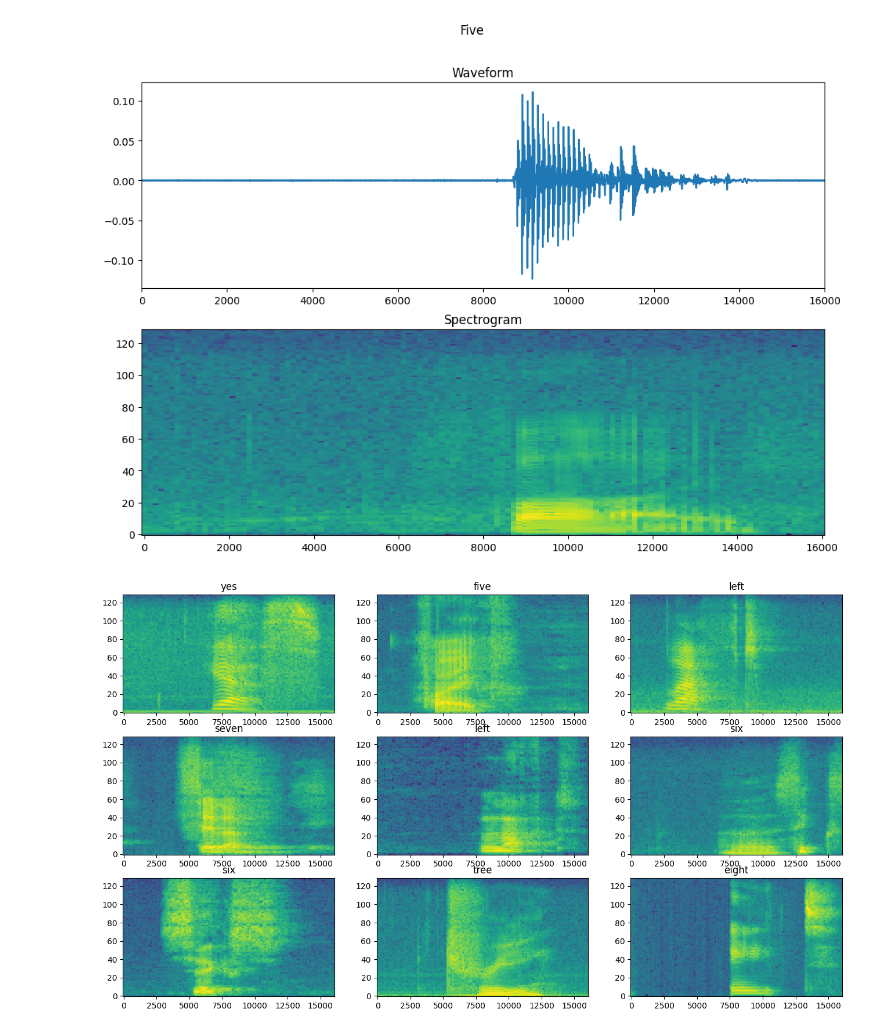
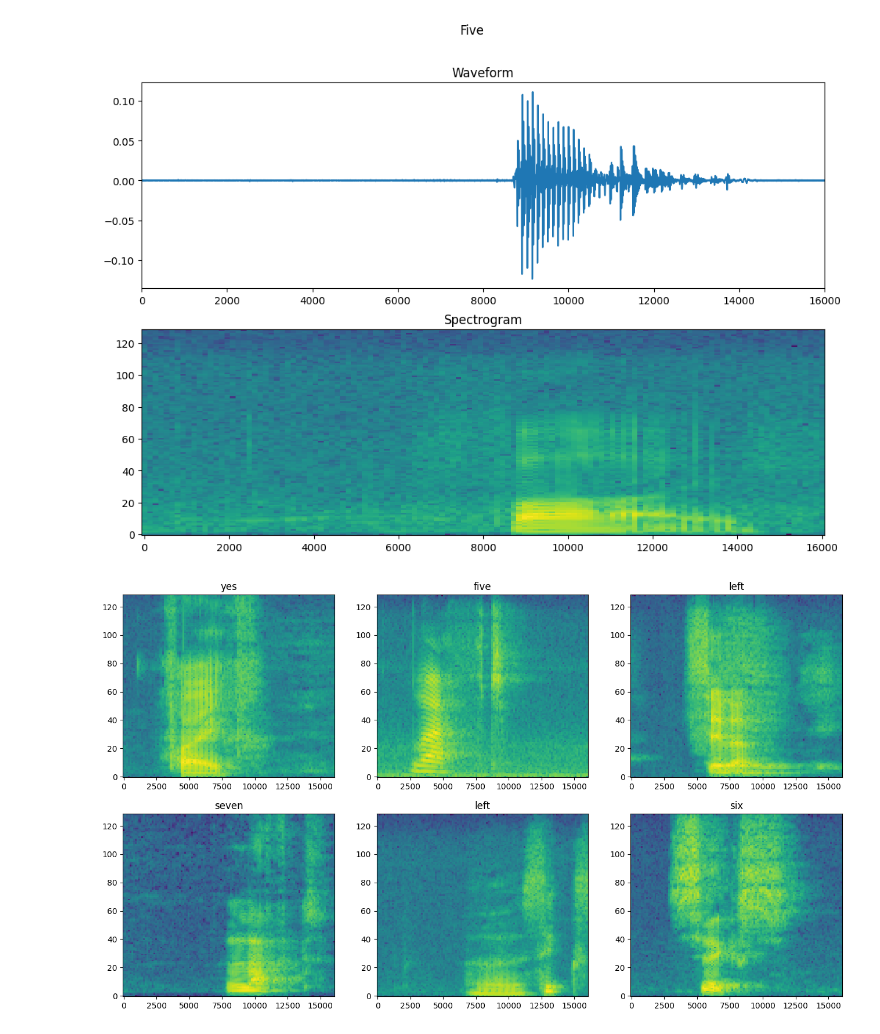
Before and after one commit to randrosaku/speechL2, a Jupyter notebook: data_analysis.ipynb, the cells around one changed output. Drawn from its saved outputs; the diff is of its cells as text; code cells hidden in the pictures.

```diff
--- a/data_analysis.ipynb
+++ b/data_analysis.ipynb
@@ -205,18 +208,18 @@ test_spectrogram_ds = make_spec_ds(test_ds)
 for example_spectrograms, example_spect_labels in train_spectrogram_ds.take(1):
     break
 # %%
-rows = 3
+rows = 2
 cols = 3
 n = rows*cols
 fig, axes = plt.subplots(rows, cols, figsize=(16, 9))
 
 for i in range(n):
     r = i // cols
     c = i % cols
     ax = axes[r][c]
-    plot_spectrogram(example_spectrograms[i].numpy(), ax)
+    plot_spectrogram(example_spectrograms[i+1].numpy(), ax)
     ax.set_title(label_names[example_spect_labels[i].numpy()])
 
 plt.show()
 # %% [output]
-[figure, old version]
+[figure, new version]
```
Also changed, not shown: parts of 3 cells of this notebook, 9 other files.
